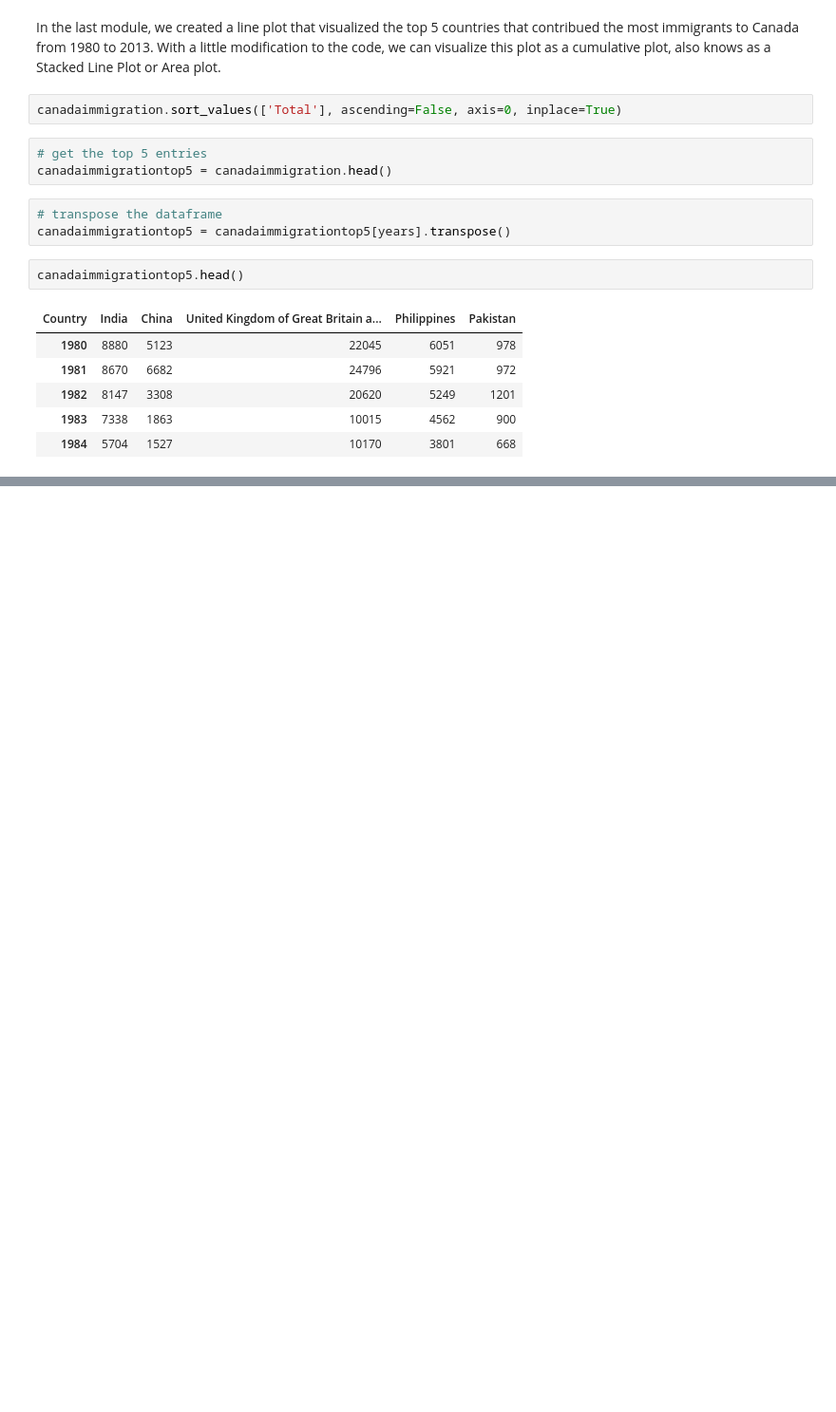
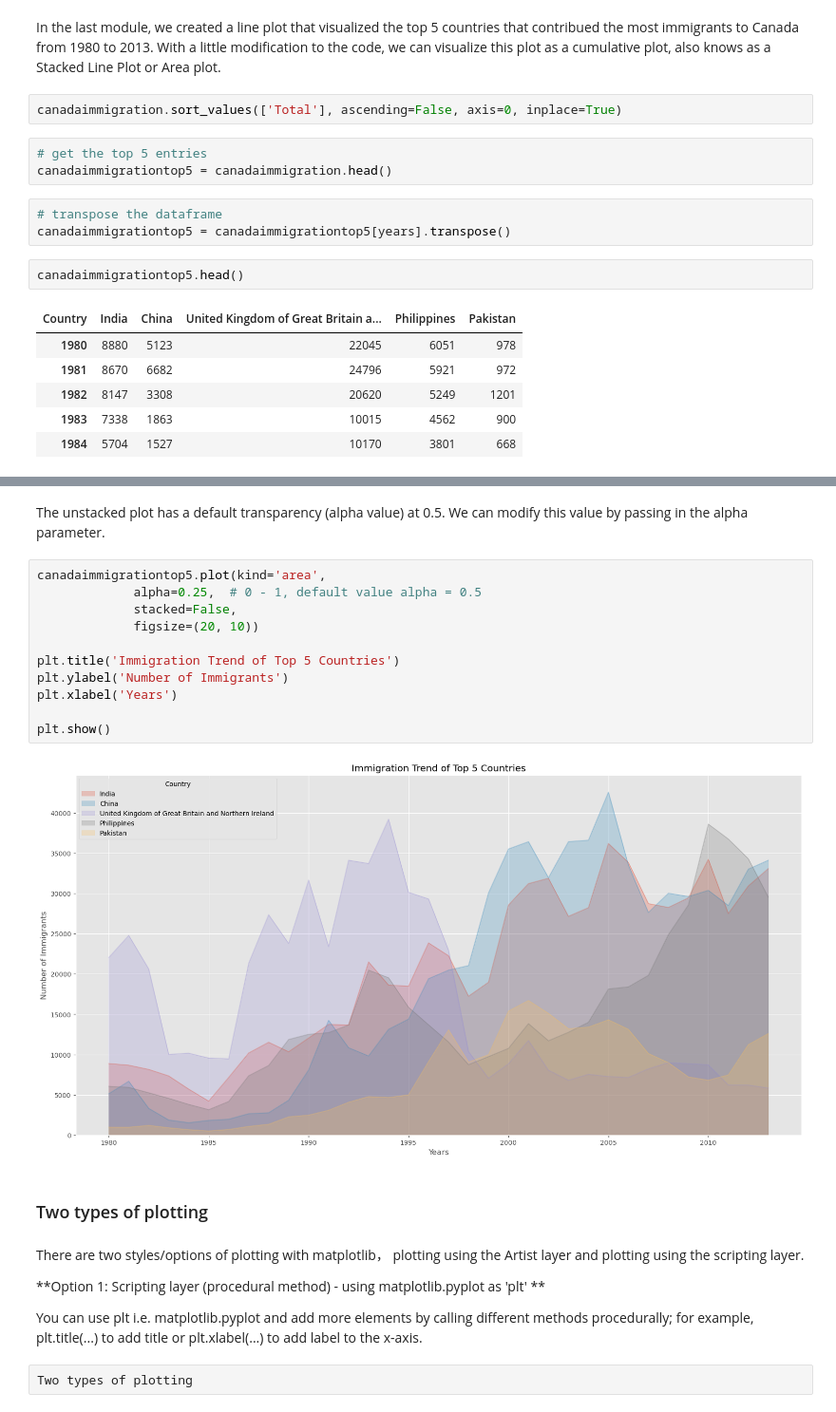
Before and after one commit to KennethNjuguna/Data-Vizualization-with-Python, a Jupyter notebook: ibm-dv0101en-lab.ipynb, the cells around one changed output, grey strips where cells are left out. Shown at 95% size. Saved outputs shown, nothing was run; the diff lists cells and outputs as text; blank space fills up the shorter version.

```diff
--- a/ibm-dv0101en-lab.ipynb
+++ b/ibm-dv0101en-lab.ipynb
@@ -689,0 +706,25 @@ canadaimmigrationtop5.head()
+# %% [markdown]
+The unstacked plot has a default transparency (alpha value) at 0.5. We can modify this value by passing in the alpha parameter.
+# %%
+canadaimmigrationtop5.plot(kind='area',
+             alpha=0.25,  # 0 - 1, default value alpha = 0.5
+             stacked=False,
+             figsize=(20, 10))
+
+plt.title('Immigration Trend of Top 5 Countries')
+plt.ylabel('Number of Immigrants')
+plt.xlabel('Years')
+
+plt.show()
+# %% [output]
+[figure, added]
+# %% [markdown]
+# <h3>Two types of plotting</h3>
+# %% [markdown]
+There are two styles/options of plotting with matplotlib， plotting using the Artist layer and plotting using the scripting layer.
+
+**Option 1: Scripting layer (procedural method) - using matplotlib.pyplot as 'plt' **
+
+You can use plt i.e. matplotlib.pyplot and add more elements by calling different methods procedurally; for example, plt.title(...) to add title or plt.xlabel(...) to add label to the x-axis.
+# %%
+Two types of plotting
```
Also changed, not shown: parts of 3 cells of this notebook.
